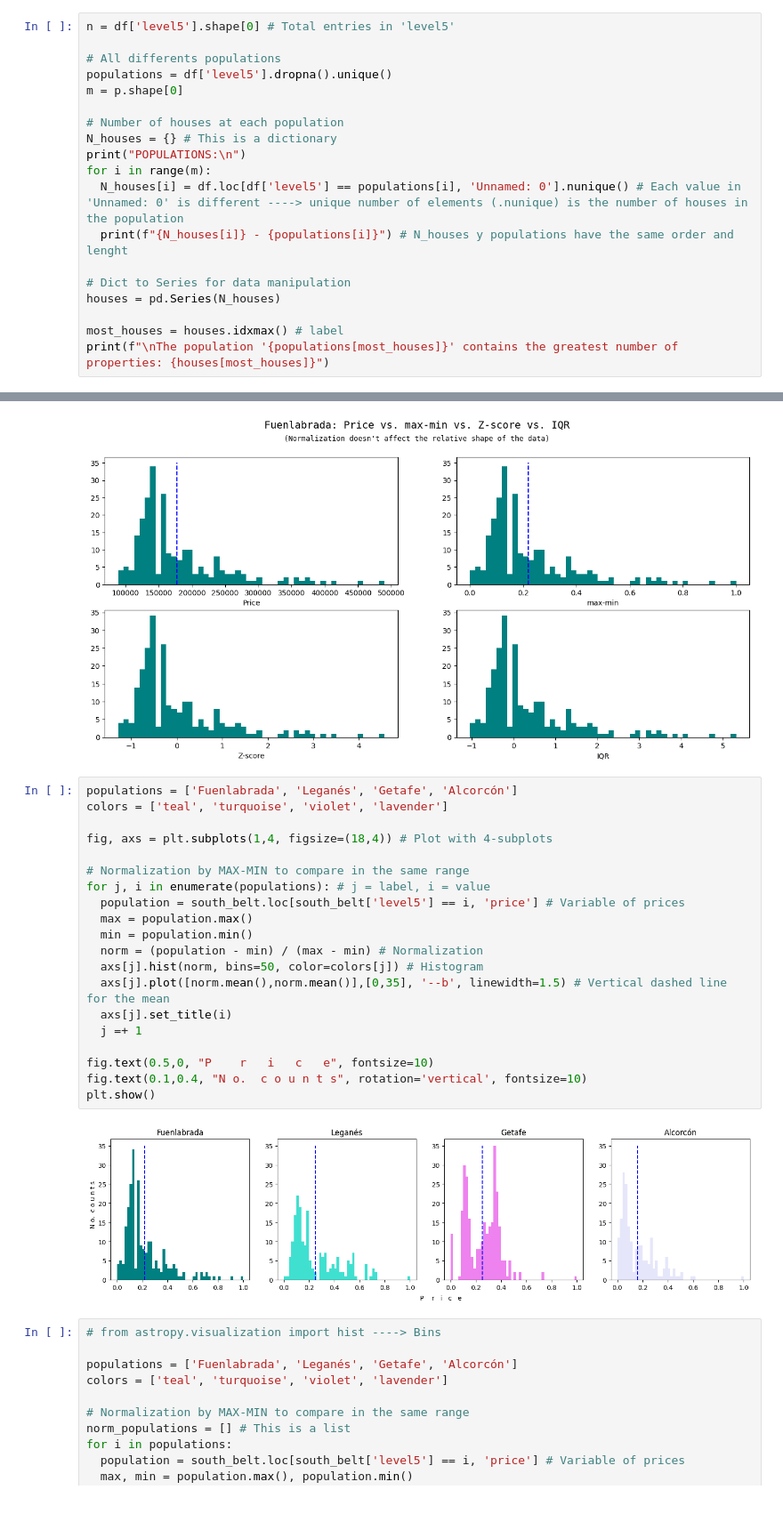
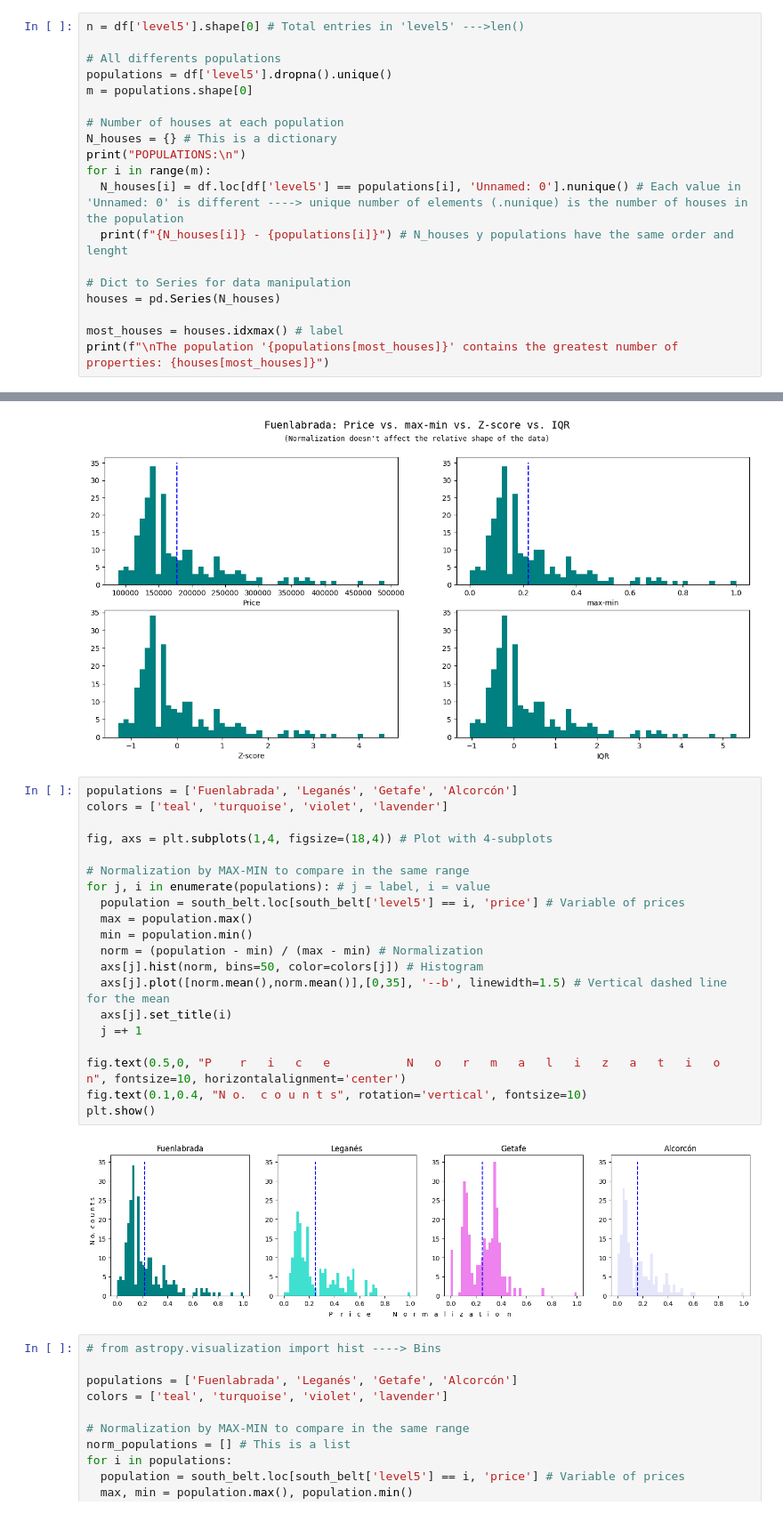
Before and after one commit to Caavlier/Proyect-RealState, a Jupyter notebook: Real_Estate_Clean_Up_Project_0.ipynb, the cells around one changed output, grey strips where cells are left out. Shown at 89% size. Drawn from its saved outputs; the diff is of its cells as text.

```diff
--- a/Real_Estate_Clean_Up_Project_0.ipynb
+++ b/Real_Estate_Clean_Up_Project_0.ipynb
@@ -475,11 +474,11 @@ ferrari 57 inmobiliaria, tecnocasa fuenlabrada ferrocarril, look find boadilla,
 
 Print both the population and the number of houses.
 # %%
-n = df['level5'].shape[0] # Total entries in 'level5'
+n = df['level5'].shape[0] # Total entries in 'level5' --->len()
 
 # All differents populations
 populations = df['level5'].dropna().unique()
-m = p.shape[0]
+m = populations.shape[0]
 
 # Number of houses at each population
 N_houses = {} # This is a dictionary
@@ -755,25 +754,25 @@ Fuenlabrada price-normalization:
 # %%
 populations = ['Fuenlabrada', 'Leganés', 'Getafe', 'Alcorcón']
 colors = ['teal', 'turquoise', 'violet', 'lavender']
 
 fig, axs = plt.subplots(1,4, figsize=(18,4)) # Plot with 4-subplots
 
 # Normalization by MAX-MIN to compare in the same range
 for j, i in enumerate(populations): # j = label, i = value
   population = south_belt.loc[south_belt['level5'] == i, 'price'] # Variable of prices
   max = population.max()
   min = population.min()
   norm = (population - min) / (max - min) # Normalization
   axs[j].hist(norm, bins=50, color=colors[j]) # Histogram
   axs[j].plot([norm.mean(),norm.mean()],[0,35], '--b', linewidth=1.5) # Vertical dashed line for the mean
   axs[j].set_title(i)
   j =+ 1
 
-fig.text(0.5,0, "P    r   i   c   e", fontsize=10)
+fig.text(0.5,0, "P    r   i   c   e           N   o   r   m   a   l   i   z   a   t   i   o    n", fontsize=10, horizontalalignment='center')
 fig.text(0.1,0.4, "N o.  c o u n t s", rotation='vertical', fontsize=10)
 plt.show()
 # %% [output]
-[figure, old version]
+[figure, new version]
 # %%
 # from astropy.visualization import hist ----> Bins
 
```
Also changed, not shown: parts of 7 cells of this notebook.
